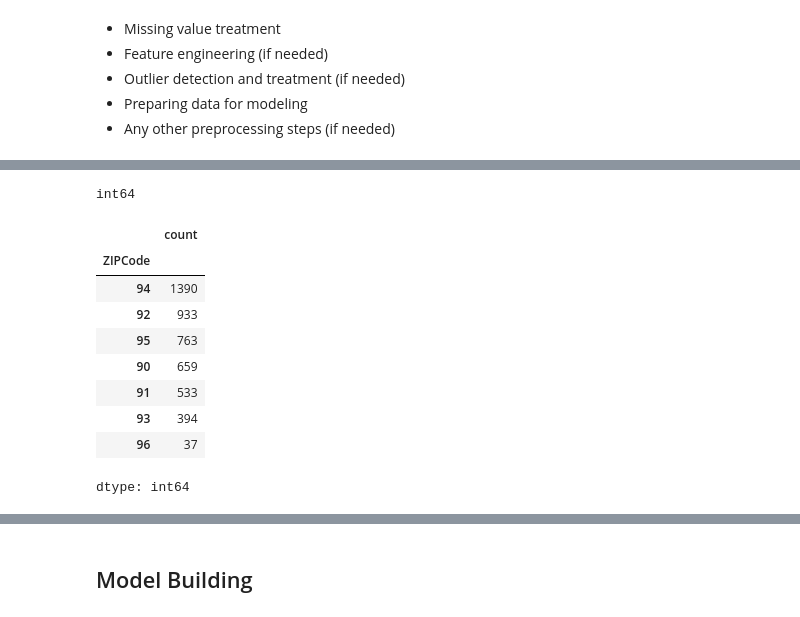
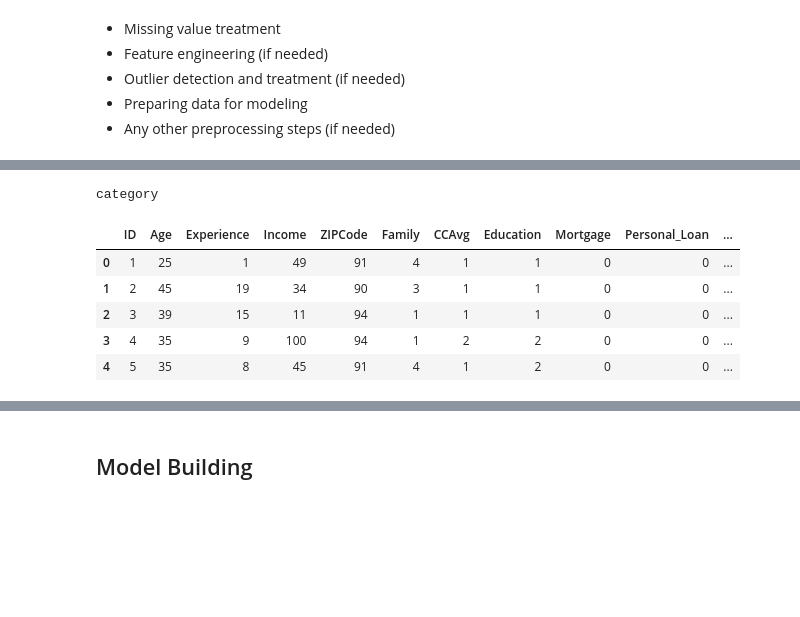
Before and after one commit to lhughey/AIML_Course, a Jupyter notebook: CaseStudy2 - Personal Loan Campaign/AIML_ML_Project_full_code_notebook.ipynb, the cells around one changed output, grey strips where cells are left out. Cells and saved outputs as stored; diff of their text form; code cells hidden in the pictures; blank space fills up the shorter version.

```diff
--- a/CaseStudy2 - Personal Loan Campaign/AIML_ML_Project_full_code_notebook.ipynb
+++ b/CaseStudy2 - Personal Loan Campaign/AIML_ML_Project_full_code_notebook.ipynb
@@ -335,16 +348,21 @@ dataCleaned.loc[:, 'ZIPCode'] = dataCleaned['ZIPCode'].astype(str).str[:2]
 
 dataCleaned.head()
 dataCleaned['ZIPCode'].value_counts()
+
+#zip should be set as category to be used for grouping below
+dataCleaned['ZIPCode'] = dataCleaned['ZIPCode'].astype('category')
 # %% [output]
-int64
+category
-|  | count |
-| ZIPCode |  |
-| 94 | 1390 |
-| 92 | 933 |
-| 95 | 763 |
-| 90 | 659 |
-| 91 | 533 |
-| 93 | 394 |
-| 96 | 37 |
-dtype: int64
+# %%
+#clean up CCAvg, must be converted to an int for processing
+dataCleaned['CCAvg'] = dataCleaned['CCAvg'].astype(str).str[:2]
+dataCleaned['CCAvg'] = dataCleaned['CCAvg'].astype(float).astype(int)
+dataCleaned.head()
+# %% [output]
+|  | ID | Age | Experience | Income | ZIPCode | Family | CCAvg | Education | Mortgage | Personal_Loan | ... |
+| 0 | 1 | 25 | 1 | 49 | 91 | 4 | 1 | 1 | 0 | 0 | ... |
+| 1 | 2 | 45 | 19 | 34 | 90 | 3 | 1 | 1 | 0 | 0 | ... |
+| 2 | 3 | 39 | 15 | 11 | 94 | 1 | 1 | 1 | 0 | 0 | ... |
+| 3 | 4 | 35 | 9 | 100 | 94 | 1 | 2 | 2 | 0 | 0 | ... |
+| 4 | 5 | 35 | 8 | 45 | 91 | 4 | 1 | 2 | 0 | 0 | ... |
 # %%
```
Also changed, not shown: parts of 10 cells of this notebook.
